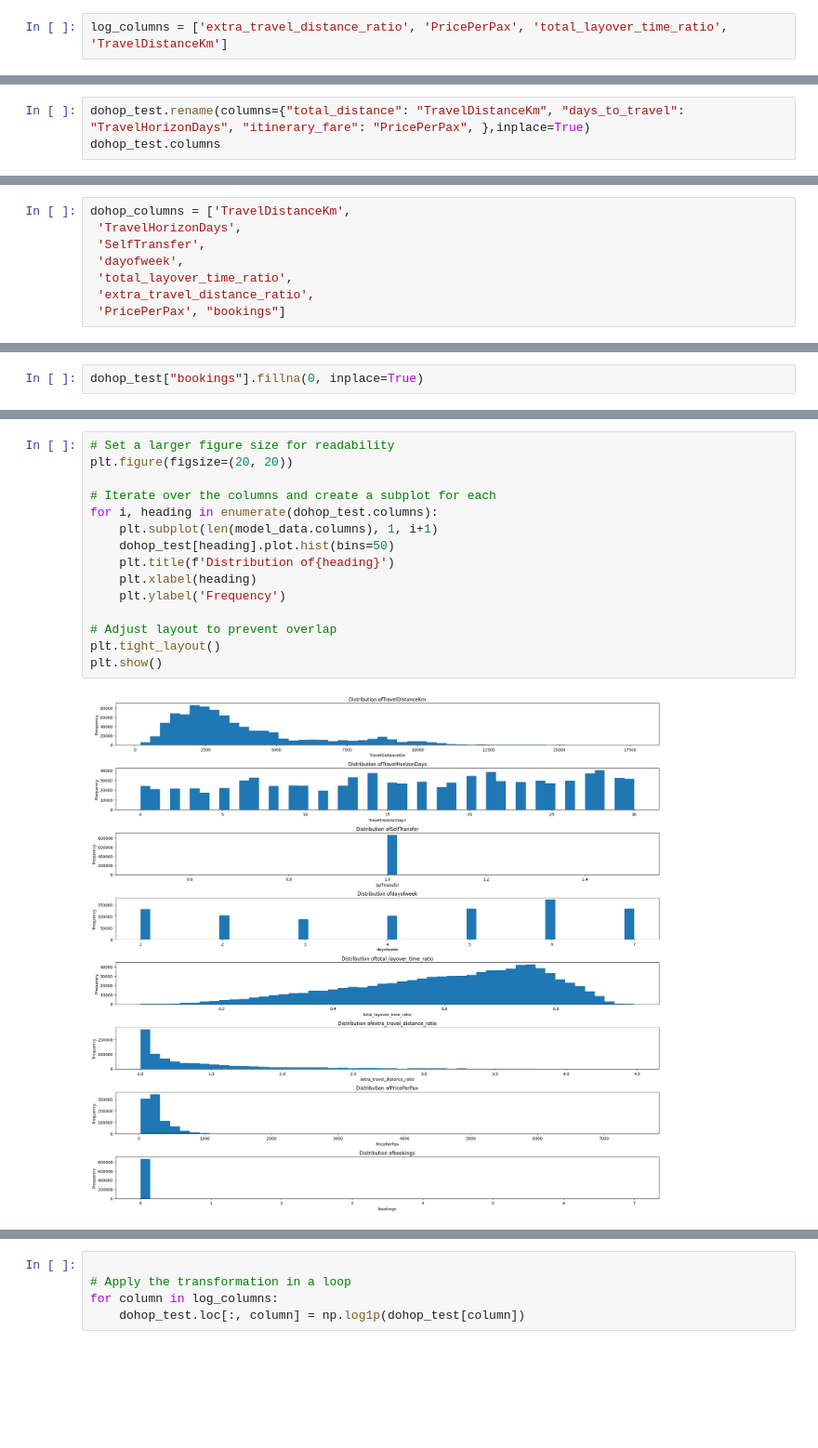
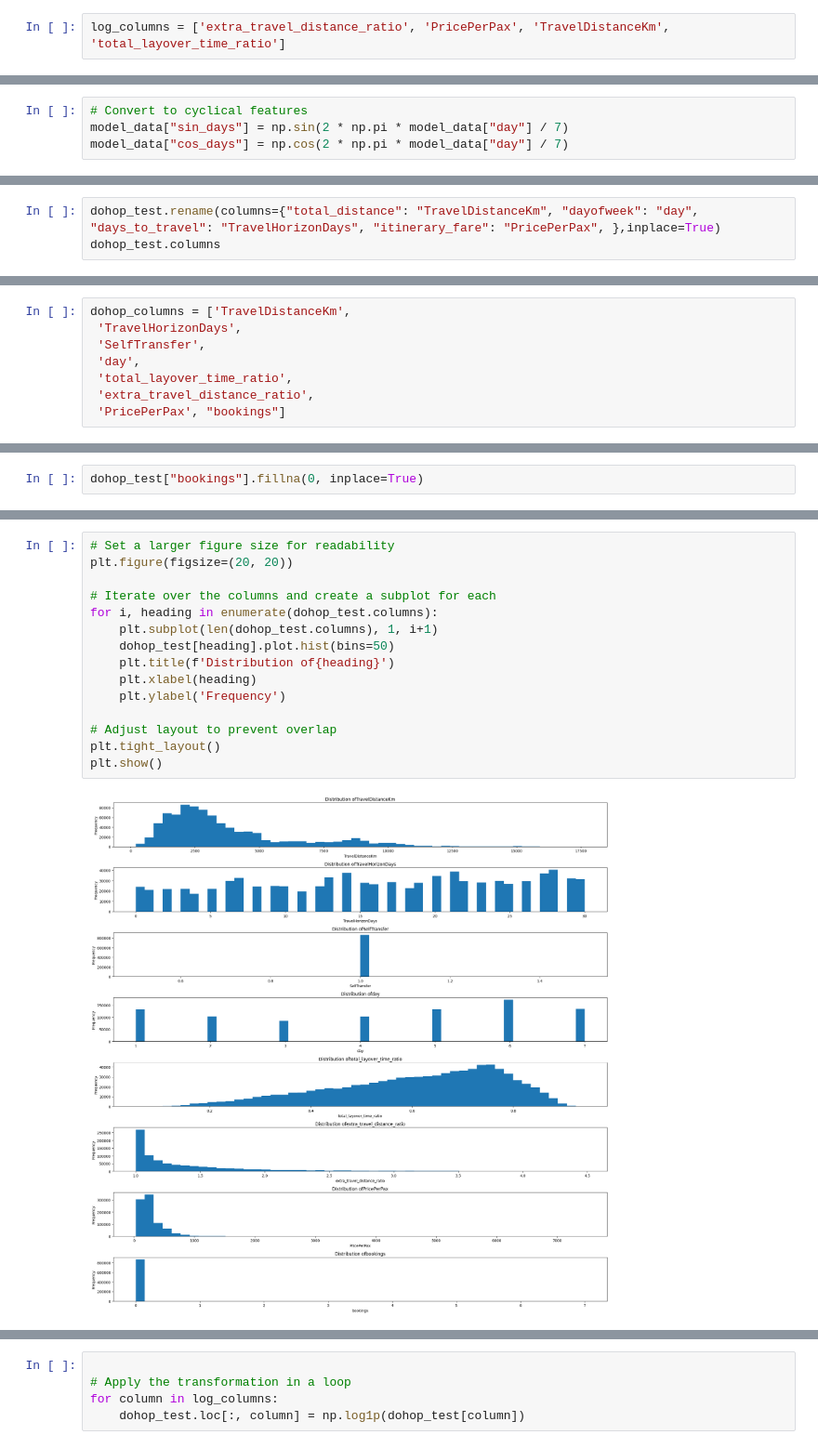
Before and after one commit to LaGenace/OptiFlyAi, a Jupyter notebook: Notebooks/AD_clean_notebook.ipynb, the cells around one changed output, grey strips where cells are left out. Shown: that part at 93% size. Cells and saved outputs as stored; diff of their text form; blank space fills up the shorter version.

```diff
--- a/Notebooks/AD_clean_notebook.ipynb
+++ b/Notebooks/AD_clean_notebook.ipynb
@@ -43,5 +47,5 @@ min_max_col =['TravelHorizonDays']
 # %%
-log_columns = ['extra_travel_distance_ratio', 'PricePerPax', 'total_layover_time_ratio', 'TravelDistanceKm']
+log_columns = ['extra_travel_distance_ratio', 'PricePerPax', 'TravelDistanceKm', 'total_layover_time_ratio']
 # %%
 # Running Antonis new mega preprocessor
 
@@ -91,6 +95,10 @@ plt.show()
 model_data = processed_data[model_columns_incltarg].copy()
 # %%
 model_data["SelfTransfer"] = model_data["SelfTransfer"].astype(int)
+# %%
+# Convert to cyclical features
+model_data["sin_days"] = np.sin(2 * np.pi * model_data["day"] / 7)
+model_data["cos_days"] = np.cos(2 * np.pi * model_data["day"] / 7)
 # %%
 # Set a larger figure size for readability
 plt.figure(figsize=(20, 20))
@@ -175,7 +212,7 @@ dohop_test.head()
 | 3 | U27617, U25146 | LIS | BER | NCE | 275 | 150 | ... |
 | 4 | U28782, U28845 | PRG | KEF | LGW | 330 | 175 | ... |
 # %%
-dohop_test.rename(columns={"total_distance": "TravelDistanceKm", "days_to_travel": "TravelHorizonDays", "itinerary_fare": "PricePerPax", },inplace=True)
+dohop_test.rename(columns={"total_distance": "TravelDistanceKm", "dayofweek": "day", "days_to_travel": "TravelHorizonDays", "itinerary_fare": "PricePerPax", },inplace=True)
 dohop_test.columns
 # %% [output]
 Index(['flights', 'origin_iata', 'destination_iata', 'connection_airport',
@@ -198,7 +235,7 @@ model_columns
 dohop_columns = ['TravelDistanceKm',
  'TravelHorizonDays',
  'SelfTransfer',
- 'dayofweek',
+ 'day',
  'total_layover_time_ratio',
  'extra_travel_distance_ratio',
  'PricePerPax', "bookings"]
@@ -222,17 +259,17 @@ dtype: int64
 # %%
 # Set a larger figure size for readability
 plt.figure(figsize=(20, 20))
 
 # Iterate over the columns and create a subplot for each
 for i, heading in enumerate(dohop_test.columns):
-    plt.subplot(len(model_data.columns), 1, i+1)
+    plt.subplot(len(dohop_test.columns), 1, i+1)
     dohop_test[heading].plot.hist(bins=50)
     plt.title(f'Distribution of{heading}')
     plt.xlabel(heading)
     plt.ylabel('Frequency')
 
 # Adjust layout to prevent overlap
 plt.tight_layout()
 plt.show()
 # %% [output]
-[figure, old version]
+[figure, new version]
```
Also changed, not shown: parts of 50 cells of this notebook, 1 other file.
